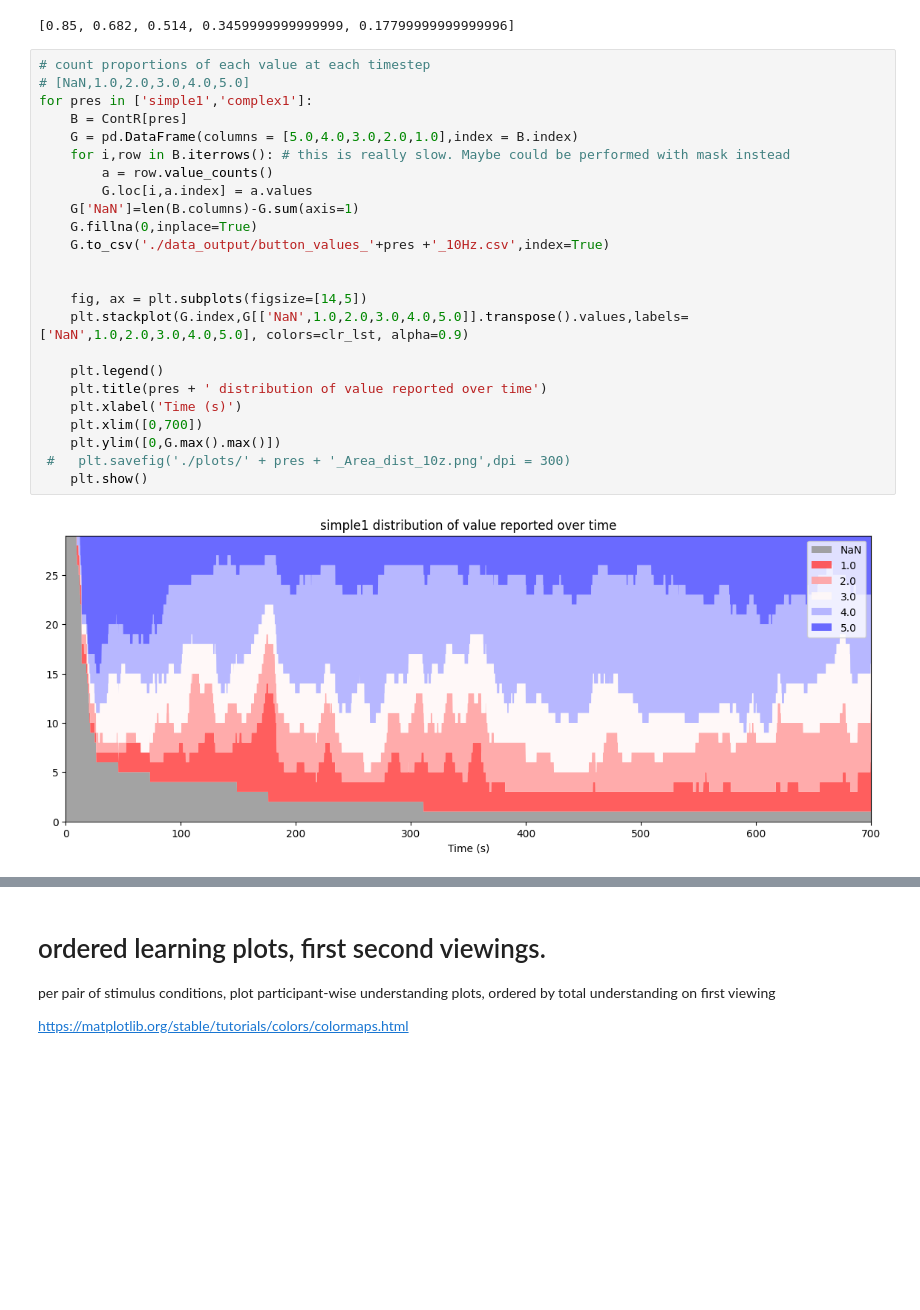
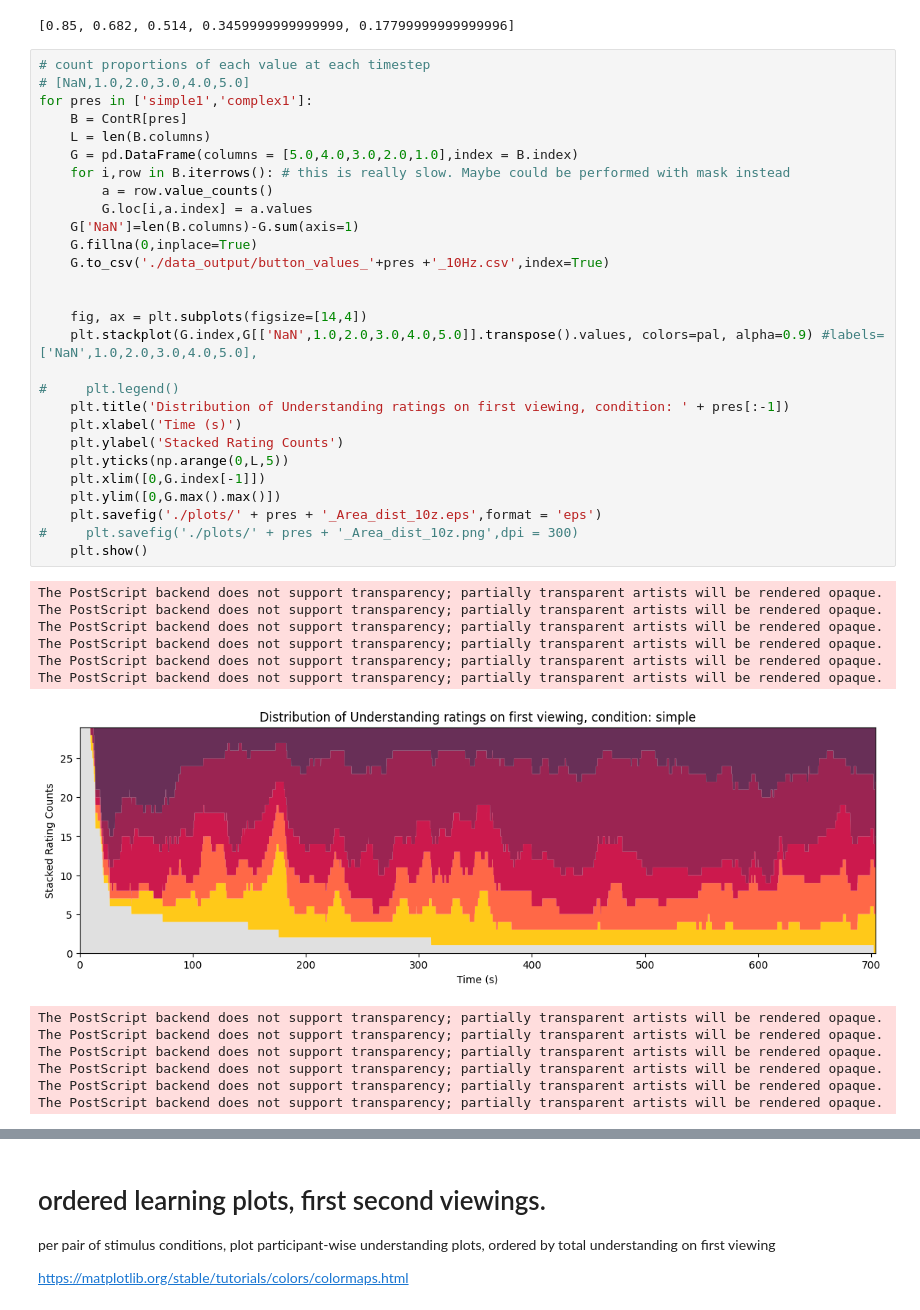
Before and after one commit to finn42/Bach_Viz_Responses, a Jupyter notebook: Bach_Vz_study_responses.ipynb, the cells around one changed output, grey strips where cells are left out. Drawn from its saved outputs; the diff is of its cells as text; blank space fills up the shorter version.

Commit message:
EPS outputs and cleaner plots

```diff
--- a/Bach_Vz_study_responses.ipynb
+++ b/Bach_Vz_study_responses.ipynb
@@ -212,26 +212,42 @@ n_prop
 # %%
 # count proportions of each value at each timestep
 # [NaN,1.0,2.0,3.0,4.0,5.0]
 for pres in ['simple1','complex1']:
     B = ContR[pres]
+    L = len(B.columns)
     G = pd.DataFrame(columns = [5.0,4.0,3.0,2.0,1.0],index = B.index)
     for i,row in B.iterrows(): # this is really slow. Maybe could be performed with mask instead
         a = row.value_counts()
         G.loc[i,a.index] = a.values
     G['NaN']=len(B.columns)-G.sum(axis=1)
     G.fillna(0,inplace=True)
     G.to_csv('./data_output/button_values_'+pres +'_10Hz.csv',index=True)
 
 
-    fig, ax = plt.subplots(figsize=[14,5])
-    plt.stackplot(G.index,G[['NaN',1.0,2.0,3.0,4.0,5.0]].transpose().values,labels=['NaN',1.0,2.0,3.0,4.0,5.0], colors=clr_lst, alpha=0.9)
+    fig, ax = plt.subplots(figsize=[14,4])
+    plt.stackplot(G.index,G[['NaN',1.0,2.0,3.0,4.0,5.0]].transpose().values, colors=pal, alpha=0.9) #labels=['NaN',1.0,2.0,3.0,4.0,5.0],
 
-    plt.legend()
-    plt.title(pres + ' distribution of value reported over time')
+#     plt.legend()
+    plt.title('Distribution of Understanding ratings on first viewing, condition: ' + pres[:-1])
     plt.xlabel('Time (s)')
-    plt.xlim([0,700])
+    plt.ylabel('Stacked Rating Counts')
+    plt.yticks(np.arange(0,L,5))
+    plt.xlim([0,G.index[-1]])
     plt.ylim([0,G.max().max()])
- #   plt.savefig('./plots/' + pres + '_Area_dist_10z.png',dpi = 300)
+    plt.savefig('./plots/' + pres + '_Area_dist_10z.eps',format = 'eps')
+#     plt.savefig('./plots/' + pres + '_Area_dist_10z.png',dpi = 300)
     plt.show()
 # %% [output]
+The PostScript backend does not support transparency; partially transparent artists will be rendered opaque.
+The PostScript backend does not support transparency; partially transparent artists will be rendered opaque.
+The PostScript backend does not support transparency; partially transparent artists will be rendered opaque.
+The PostScript backend does not support transparency; partially transparent artists will be rendered opaque.
+The PostScript backend does not support transparency; partially transparent artists will be rendered opaque.
+The PostScript backend does not support transparency; partially transparent artists will be rendered opaque.
-[figure, old version]
+[figure, new version]
+The PostScript backend does not support transparency; partially transparent artists will be rendered opaque.
+The PostScript backend does not support transparency; partially transparent artists will be rendered opaque.
+The PostScript backend does not support transparency; partially transparent artists will be rendered opaque.
+The PostScript backend does not support transparency; partially transparent artists will be rendered opaque.
+The PostScript backend does not support transparency; partially transparent artists will be rendered opaque.
+The PostScript backend does not support transparency; partially transparent artists will be rendered opaque.
```
Also changed, not shown: parts of 15 cells of this notebook, 9 other files.
